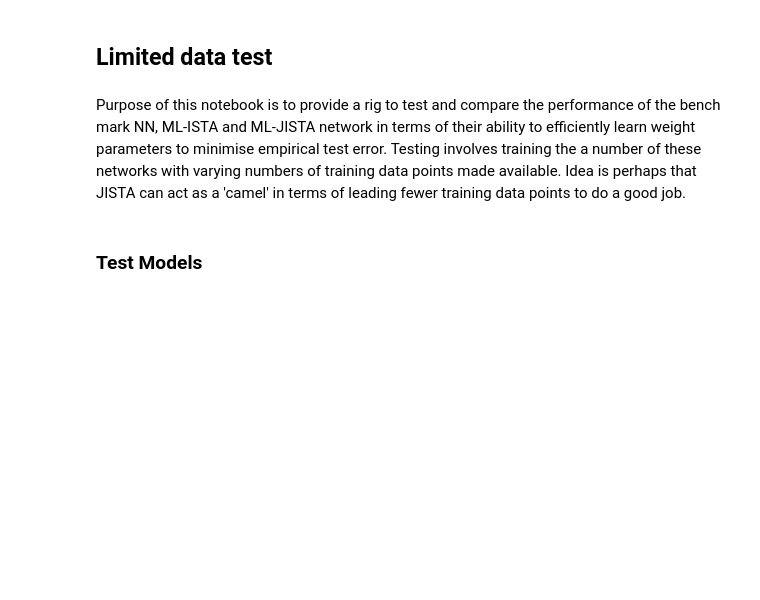
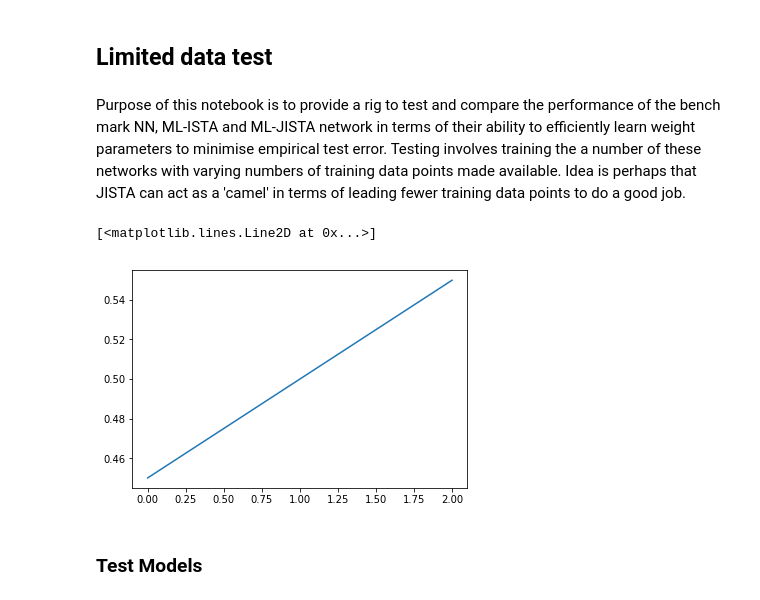
Before and after one commit to mm5110/sparse-structures-for-classification, a Jupyter notebook: dev/ML_ISTA/limited_data_test.ipynb, the cells around one changed output. Cells and saved outputs as stored; diff of their text form; code cells hidden in the pictures; blank space fills up the shorter version.

```diff
--- a/dev/ML_ISTA/limited_data_test.ipynb
+++ b/dev/ML_ISTA/limited_data_test.ipynb
@@ -24,7 +24,7 @@ import pdb
 import Models_MNIST as mds
 
 # Hyper Parameters
-EPOCH = 35
+EPOCH = 3
 BATCH_SIZE = 256
 DOWNLOAD_MNIST = False
 m1 = 64
@@ -34,26 +34,26 @@ cudaopt = True
 
 EPS = 1e-4
 
-# Mnist digits dataset
-train_data = torchvision.datasets.MNIST(
-    root='../data',
-    train=True,                                     # this is training data
-    transform=torchvision.transforms.ToTensor(),    # Converts a PIL.Image or numpy.ndarray to
-                                                    # torch.FloatTensor of shape (C x H x W) and normalize in the range [0.0, 1.0]
-    download=True,                        # download it if you don't have it
-)
-
-numb_train = [512, 1024, 4096, 10e3, 20e3, 60e3]
+numb_train = [512, 1024, 4096, 10000, 20000, 60000]
 train_data_sets = []
 
-# LIMITING TRAINING DATA
+# Create different size training sets for the the training data
+for i in range(len(numb_train)):
+    # Mnist digits dataset
+    train_data_all = torchvision.datasets.MNIST(
+        root='../data',
+        train=True,                                     # this is training data
+        transform=torchvision.transforms.ToTensor(),    # Converts a PIL.Image or numpy.ndarray to                                                       # torch.FloatTensor of shape (C x H x W) and normalize in the range [0.0, 1.0]
+        download=True,                        # download it if you don't have it
+    )
 
-for i in range len(numb_train):
-    train_set = np.random.permutation(numb_train[i])[0:Ntrain]
-    train_data.train_data = train_data.train_data[torch.LongTensor(train_set),:,:]
+    train_data = train_data_all
+    train_set = np.random.choice(60000, int(numb_train[i]))
+    train_data.train_data = train_data_all.train_data[torch.LongTensor(train_set),:,:]
     train_data.train_labels = train_data.train_labels[torch.LongTensor(train_set)]
     train_data_sets.append(train_data)
 
+# Download and load in the test data
 test_data = torchvision.datasets.MNIST(
     root='../data',
     train=False,                                     # this is testing data
@@ -64,6 +64,13 @@ test_data = torchvision.datasets.MNIST(
 
 # Data Loader for easy mini-batch return in training, the image batch shape will be (50, 1, 28, 28)
 test_loader = Data.DataLoader(dataset=test_data, batch_size=BATCH_SIZE, shuffle=True)
+# %%
+x = np.linspace(1,EPOCH,EPOCH)
+Rhos = 1/(1+np.exp(-(x- EPOCH*6/9 )*.2))
+plt.plot(Rhos)
+# %% [output]
+[<matplotlib.lines.Line2D at 0x...>]
+[figure, added]
 # %% [markdown]
 ### Test Models
 # %%
```
Also changed, not shown: parts of 2 cells of this notebook, 1 other file.
